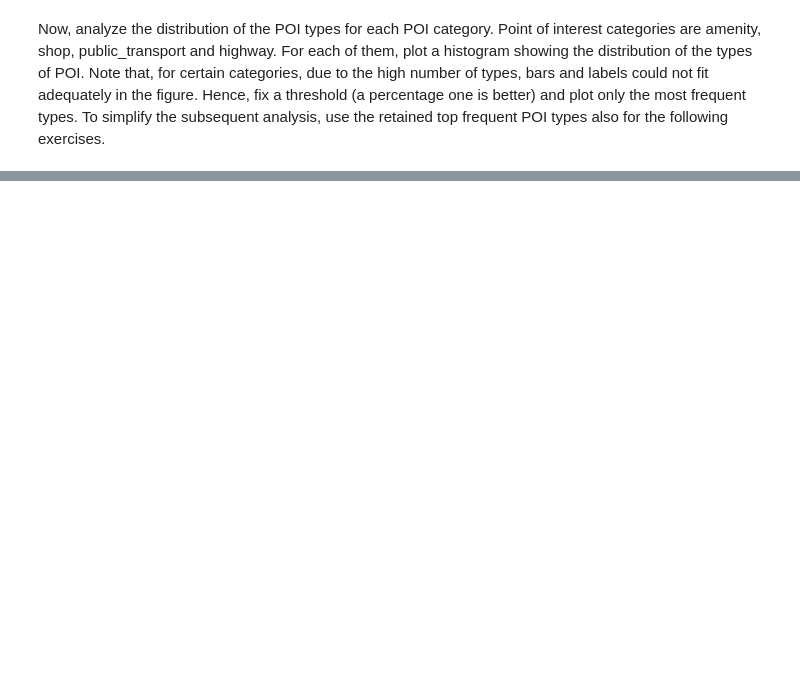
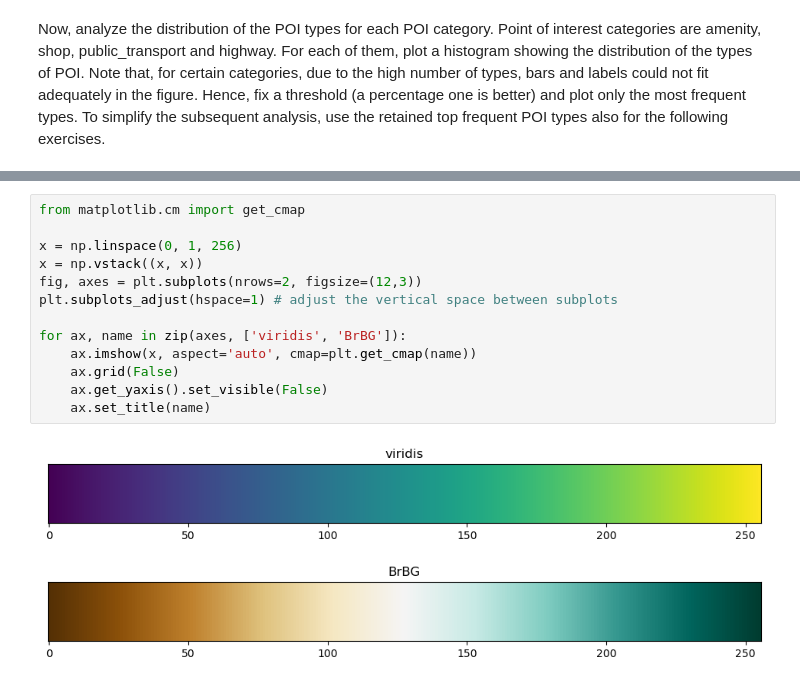
Before and after one commit to luciobaiocchi/ML_lab, a Jupyter notebook: 3_lab/lab_ny.ipynb, the cells around one changed output, grey strips where cells are left out. Saved outputs shown, nothing was run; the diff lists cells and outputs as text; blank space fills up the shorter version.

```diff
--- a/3_lab/lab_ny.ipynb
+++ b/3_lab/lab_ny.ipynb
@@ -137,0 +135,15 @@ plt.show()
+# %%
+from matplotlib.cm import get_cmap
+
+x = np.linspace(0, 1, 256)
+x = np.vstack((x, x))
+fig, axes = plt.subplots(nrows=2, figsize=(12,3))
+plt.subplots_adjust(hspace=1) # adjust the vertical space between subplots
+
+for ax, name in zip(axes, ['viridis', 'BrBG']):
+    ax.imshow(x, aspect='auto', cmap=plt.get_cmap(name))
+    ax.grid(False)
+    ax.get_yaxis().set_visible(False)
+    ax.set_title(name)
+# %% [output]
+[figure, added]
```
Also changed, not shown: parts of 4 cells of this notebook, 4 other files.
